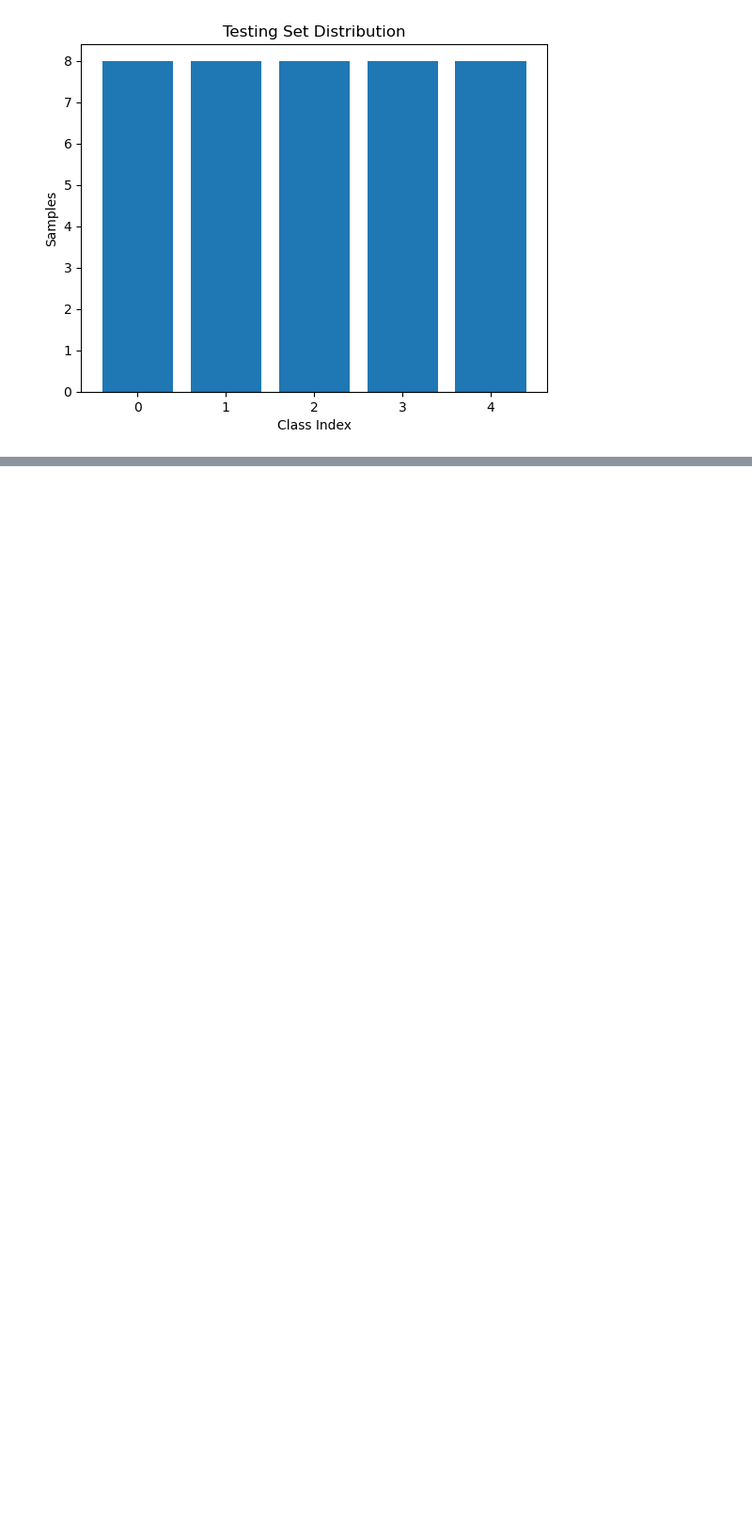
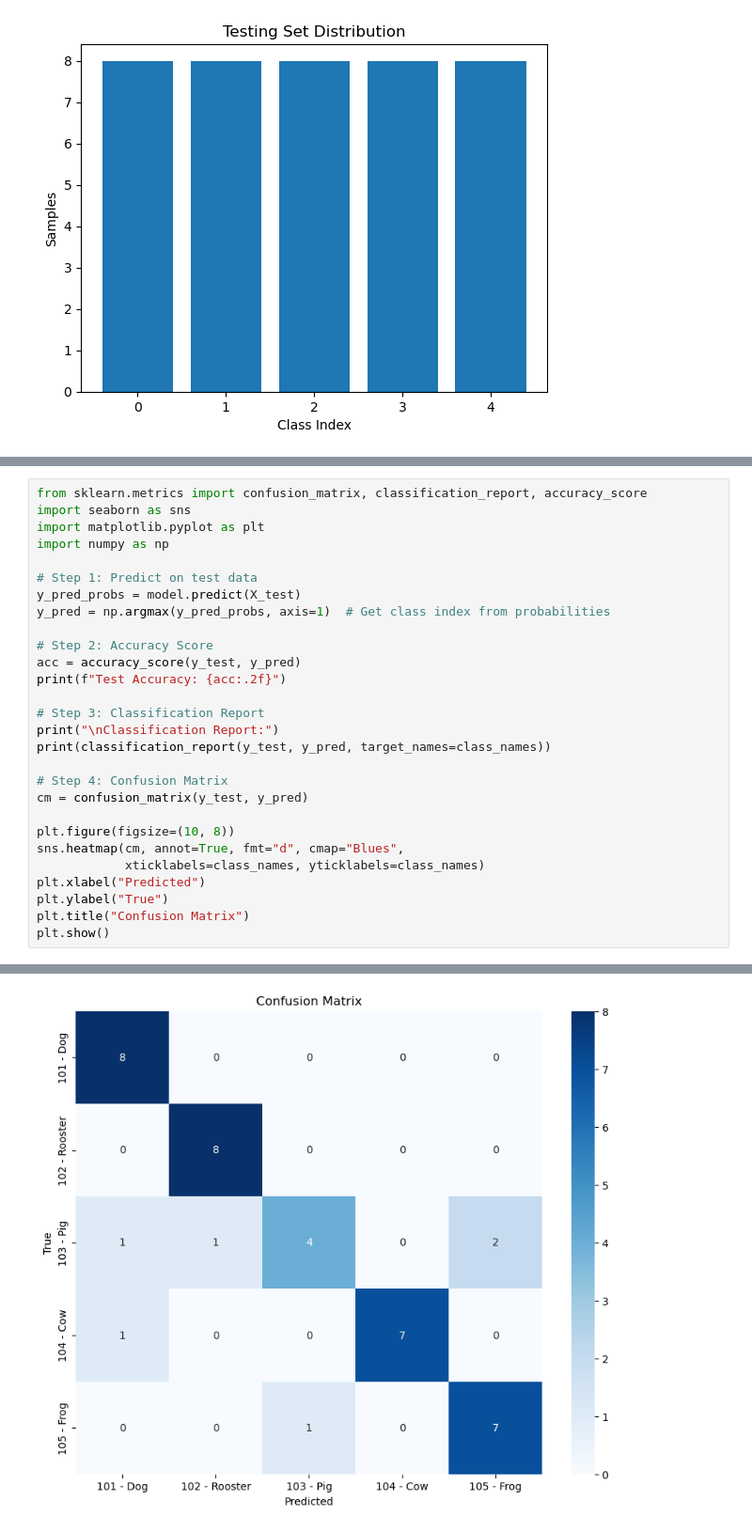
Before and after one commit to srYasiruth/SoundClassification, a Jupyter notebook: main.ipynb, the cells around one changed output, grey strips where cells are left out. Shown at 94% size. Saved outputs shown, nothing was run; the diff lists cells and outputs as text; blank space fills up the shorter version.

```diff
--- a/main.ipynb
+++ b/main.ipynb
@@ -204,0 +205,29 @@ plt.show()
+# %%
+from sklearn.metrics import confusion_matrix, classification_report, accuracy_score
+import seaborn as sns
+import matplotlib.pyplot as plt
+import numpy as np
+
+# Step 1: Predict on test data
+y_pred_probs = model.predict(X_test)
+y_pred = np.argmax(y_pred_probs, axis=1)  # Get class index from probabilities
+
+# Step 2: Accuracy Score
+acc = accuracy_score(y_test, y_pred)
+print(f"Test Accuracy: {acc:.2f}")
+
+# Step 3: Classification Report
+print("\nClassification Report:")
+print(classification_report(y_test, y_pred, target_names=class_names))
+
+# Step 4: Confusion Matrix
+cm = confusion_matrix(y_test, y_pred)
+
+plt.figure(figsize=(10, 8))
+sns.heatmap(cm, annot=True, fmt="d", cmap="Blues",
+            xticklabels=class_names, yticklabels=class_names)
+plt.xlabel("Predicted")
+plt.ylabel("True")
+plt.title("Confusion Matrix")
+plt.show()
+# %% [output]
@@ -204,0 +249 @@ plt.show()
+[figure, added]
```
Also changed, not shown: parts of 4 cells of this notebook.
